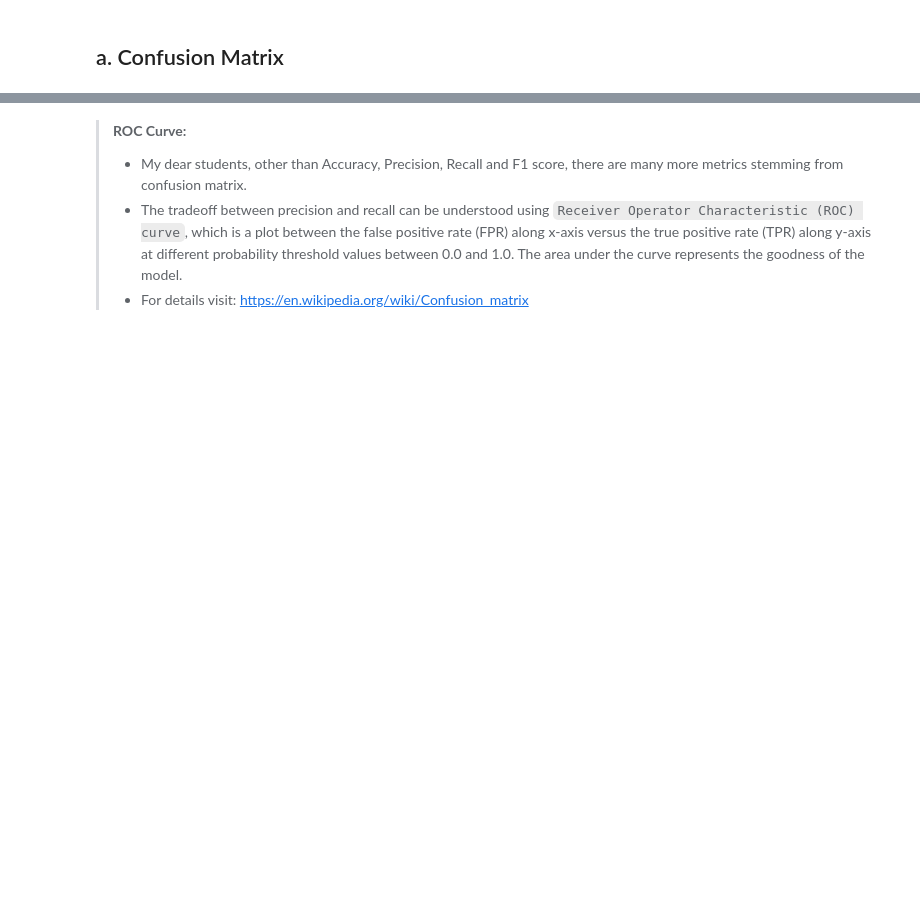
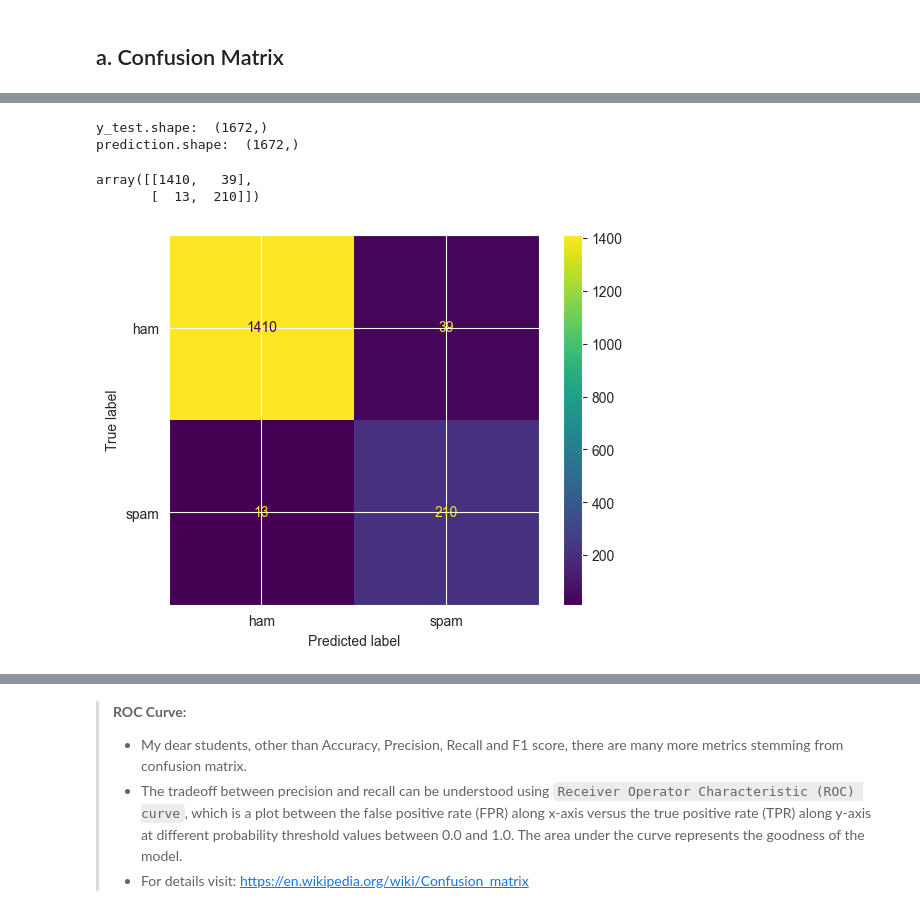
Before and after one commit to ehtisham-sadiq/AI-Learning-Path, a Jupyter notebook: 04_Introduction_to_NLP/05_Spam_Detection_using_Naive_Bayes.ipynb, the cells around one changed output, grey strips where cells are left out. Cells and saved outputs as stored; diff of their text form; code cells hidden in the pictures; blank space fills up the shorter version.

```diff
--- a/04_Introduction_to_NLP/05_Spam_Detection_using_Naive_Bayes.ipynb
+++ b/04_Introduction_to_NLP/05_Spam_Detection_using_Naive_Bayes.ipynb
@@ -624,3 +787,3 @@ df.text.apply(lambda x: clean_text(x))
 # %%
-df['processed_text'] = df['text'].apply(lambda x: clean_text(x))
+df['processed_text'] = df['text'].apply(lambda x: text_preprocessing(x))
 df.head()
@@ -660,7 +838,7 @@ bow = cv.fit_transform(df['processed_text'])  # generates vocabulary dictionary
 # %%
 from sklearn.feature_extraction.text import CountVectorizer
 
-cv = CountVectorizer(preprocessor=clean_text)
+cv = CountVectorizer(preprocessor=text_preprocessing)
 bow = cv.fit_transform(df['text'])  # generates vocabulary dictionary and returns a DTM
 # %%
 print(len(cv.vocabulary_))
@@ -799,10 +1071,22 @@ y_test
 # %%
 print("y_test.shape: ", y_test.shape)
 print("prediction.shape: ", predictions.shape)
+# %% [output]
+y_test.shape:  (1672,)
+prediction.shape:  (1672,)
 # %%
 from sklearn.metrics import confusion_matrix
 cm = confusion_matrix(y_test, predictions)
 cm
+# %% [output]
+array([[1410,   39],
+       [  13,  210]])
+# %%
+from sklearn.metrics import ConfusionMatrixDisplay
+disp = ConfusionMatrixDisplay(confusion_matrix=cm, display_labels=model.classes_)
+disp.plot();
+# %% [output]
+[figure, added]
 # %%
 # from sklearn.metrics import ConfusionMatrixDisplay
 # disp = ConfusionMatrixDisplay(confusion_matrix=cm, display_labels=model.classes_)
```
Also changed, not shown: parts of 83 cells of this notebook, 8 other files.
